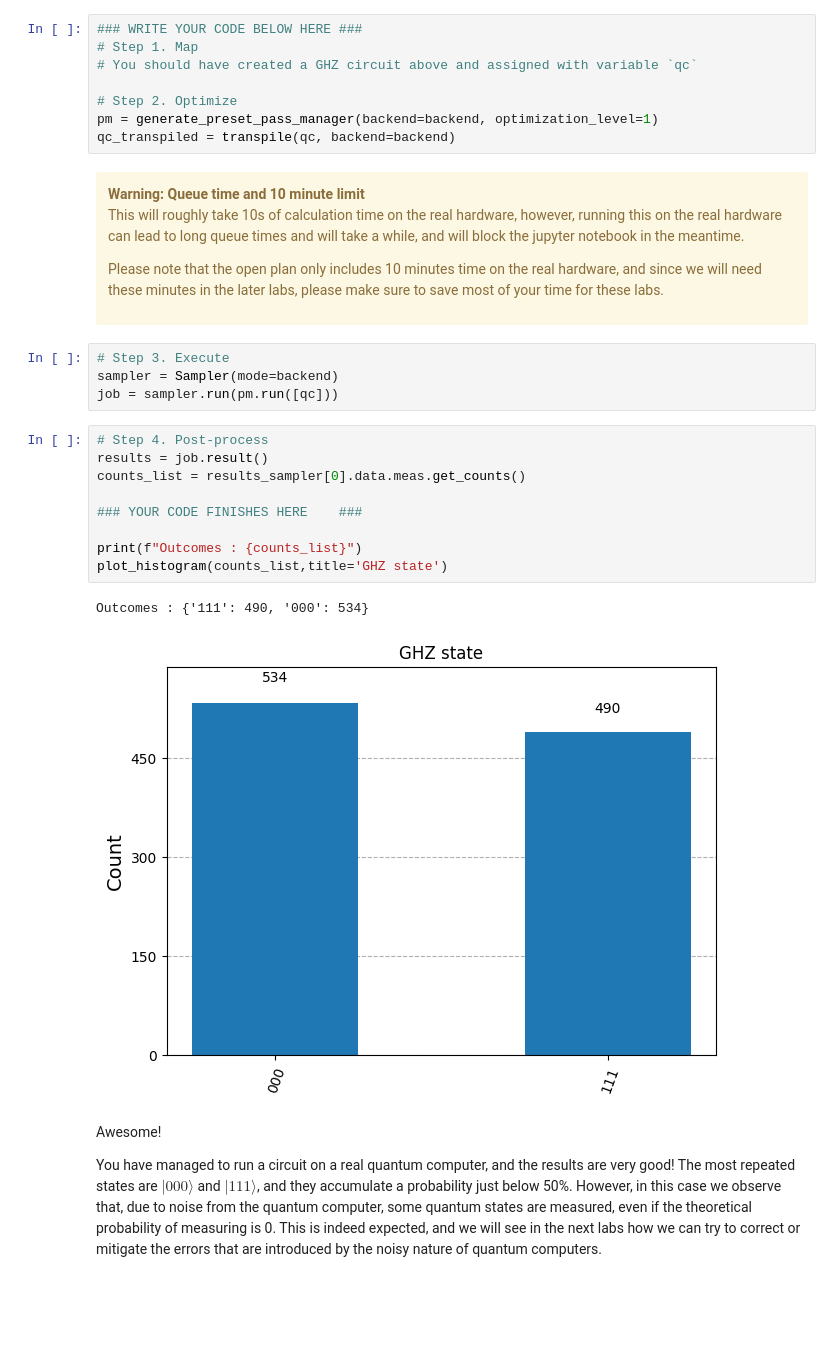
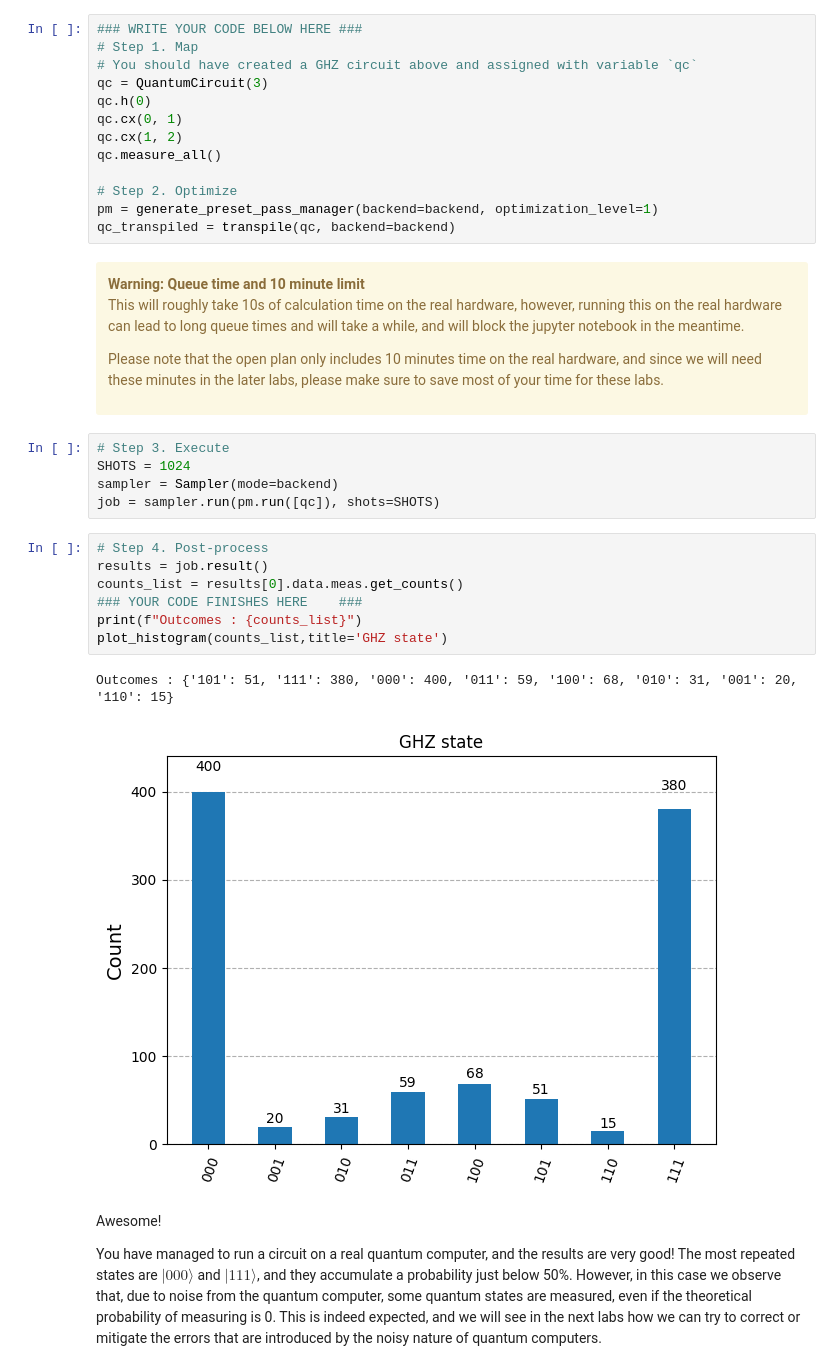
Before and after one commit to saxenaprajjwal/QGSS_2025, a Jupyter notebook: lab0.ipynb, the cells around one changed output. Saved outputs shown, nothing was run; the diff lists cells and outputs as text; blank space fills up the shorter version.

```diff
--- a/lab0.ipynb
+++ b/lab0.ipynb
@@ -419,6 +419,11 @@ The next call illustrates how easy it is to execute quantum circuits on hardware
 ### WRITE YOUR CODE BELOW HERE ###
 # Step 1. Map
 # You should have created a GHZ circuit above and assigned with variable `qc`
+qc = QuantumCircuit(3)
+qc.h(0)
+qc.cx(0, 1)
+qc.cx(1, 2)
+qc.measure_all()
 
 # Step 2. Optimize
 pm = generate_preset_pass_manager(backend=backend, optimization_level=1)
@@ -435,20 +440,19 @@ Please note that the open plan only includes 10 minutes time on the real hardwar
 </div>
 # %%
 # Step 3. Execute
+SHOTS = 1024
 sampler = Sampler(mode=backend)
-job = sampler.run(pm.run([qc]))
+job = sampler.run(pm.run([qc]), shots=SHOTS)
 # %%
 # Step 4. Post-process
 results = job.result()
-counts_list = results_sampler[0].data.meas.get_counts()
-
+counts_list = results[0].data.meas.get_counts()
 ### YOUR CODE FINISHES HERE    ###
-
 print(f"Outcomes : {counts_list}")
 plot_histogram(counts_list,title='GHZ state')
 # %% [output]
-Outcomes : {'111': 490, '000': 534}
+Outcomes : {'101': 51, '111': 380, '000': 400, '011': 59, '100': 68, '010': 31, '001': 20, '110': 15}
-[figure, old version]
+[figure, new version]
 # %% [markdown]
 Awesome!
 
```
Also changed, not shown: parts of 6 cells of this notebook.
